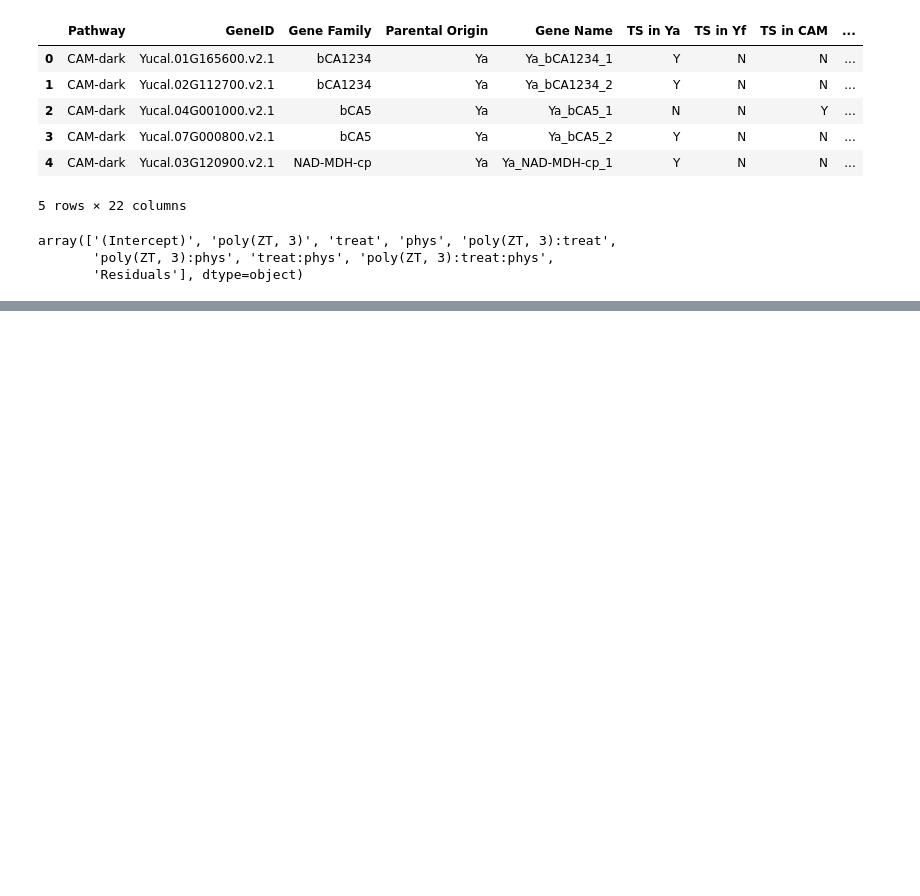
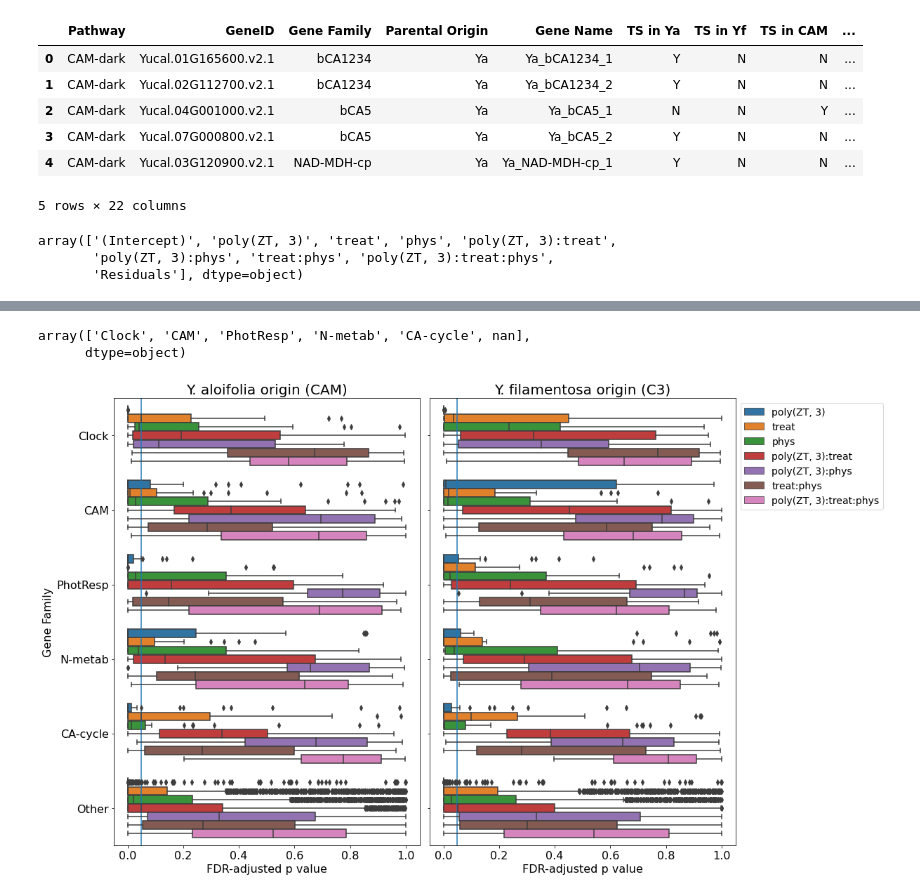
Before and after one commit to achpardo/yucca-genomics, a Jupyter notebook: polynomial_modeling/polymod_fullmodel_results.ipynb, the cells around one changed output, grey strips where cells are left out. Saved outputs shown, nothing was run; the diff lists cells and outputs as text; code cells hidden in the pictures; blank space fills up the shorter version.

```diff
--- a/polynomial_modeling/polymod_fullmodel_results.ipynb
+++ b/polynomial_modeling/polymod_fullmodel_results.ipynb
@@ -215,0 +251,50 @@ sumtbl_withstats.to_csv("./pathway_genes_results_updatedpolymod.csv",sep=",",hea
+# %%
+mres_annot["Pathway"].unique()
+# %% [output]
+array(['Clock', 'CAM', 'PhotResp', 'N-metab', 'CA-cycle', nan],
+      dtype=object)
+# %%
+mres_annot["Pathway"] = mres_annot["Pathway"].fillna("Other")
+# %%
+# fix the subgenome column so even genes with pathway=Other have subgenome info
+sg = []
+for i in mres_annot["GeneID"]:
+    if i.startswith("Yucal"):
+        sg.append("Ya")
+    else:
+        sg.append("Yf")
+mres_annot["subgenome"] = sg
+# %%
+yares = mres_annot[mres_annot["subgenome"]=="Ya"]
+yfres = mres_annot[mres_annot["subgenome"]=="Yf"]
+# %%
+# drop Intercept and Residuals
+yares = yares[~yares["Factors"].isin(["(Intercept)","Residuals"])]
+yfres = yfres[~yfres["Factors"].isin(["(Intercept)","Residuals"])]
+# %%
+# make a new boxplot: categories = each pathway overall, plus three-way TSGs not included in any of these five pathways
+fig,ax = plt.subplots(nrows=1,ncols=2,figsize=(14,10),sharey=True)
+
+ax[0].axvline(x=0.05)
+sns.boxplot(ax=ax[0],data=yares,y="Pathway",x="FDR_p",hue="Factors")
+#sns.stripplot(ax=ax[0],data=yares,y="Pathway",x="FDR_p",hue="Factors")
+ax[0].set_title("Y. aloifolia origin (CAM)",fontsize=20)
+ax[0].tick_params(which="both",labelsize=16)
+ax[0].set_ylabel("Gene Family",fontsize=16)
+ax[0].set_xlabel("FDR-adjusted p value",fontsize=16)
+ax[0].get_legend().remove()
+
+ax[1].axvline(x=0.05)
+sns.boxplot(ax=ax[1],data=yfres,y="Pathway",x="FDR_p",hue="Factors")
+#sns.stripplot(ax=ax[1],data=yfres,y="Pathway",x="FDR_p",hue="Factors")
+ax[1].set_title("Y. filamentosa origin (C3)",fontsize=20)
+ax[1].tick_params(which="both",labelsize=16)
+ax[1].set_ylabel("")
+ax[1].set_xlabel("FDR-adjusted p value",fontsize=16)
+
+fig.tight_layout()
+plt.legend(bbox_to_anchor=(1,1),fontsize=14)
+
+plt.savefig("./polymod_res_bypathway_boxplot.svg",dpi=300,bbox_inches="tight")
+# %% [output]
+[figure, added]
```
Also changed, not shown: parts of 37 cells of this notebook, 7 other files.
